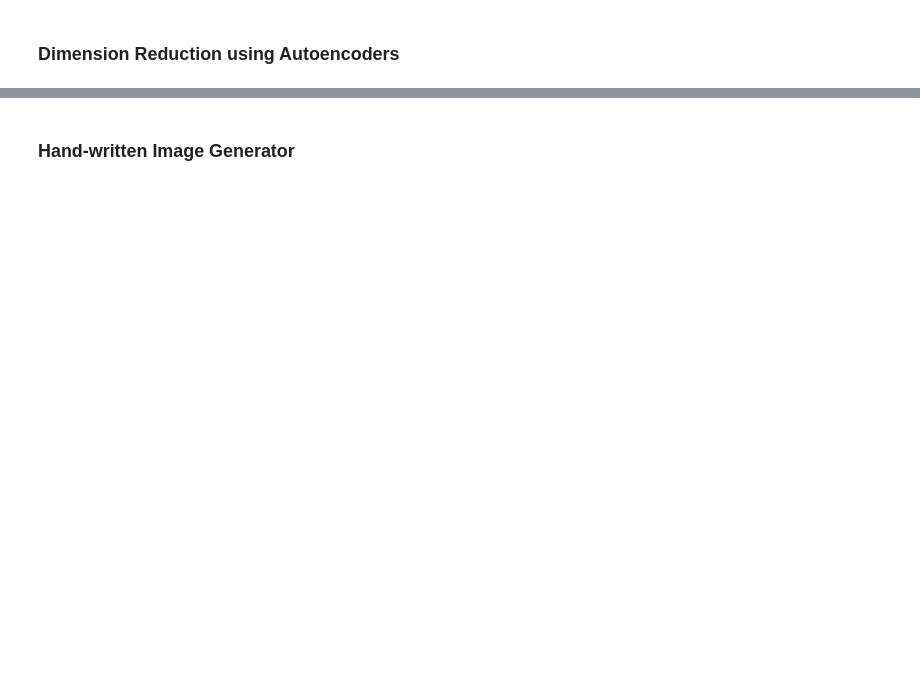
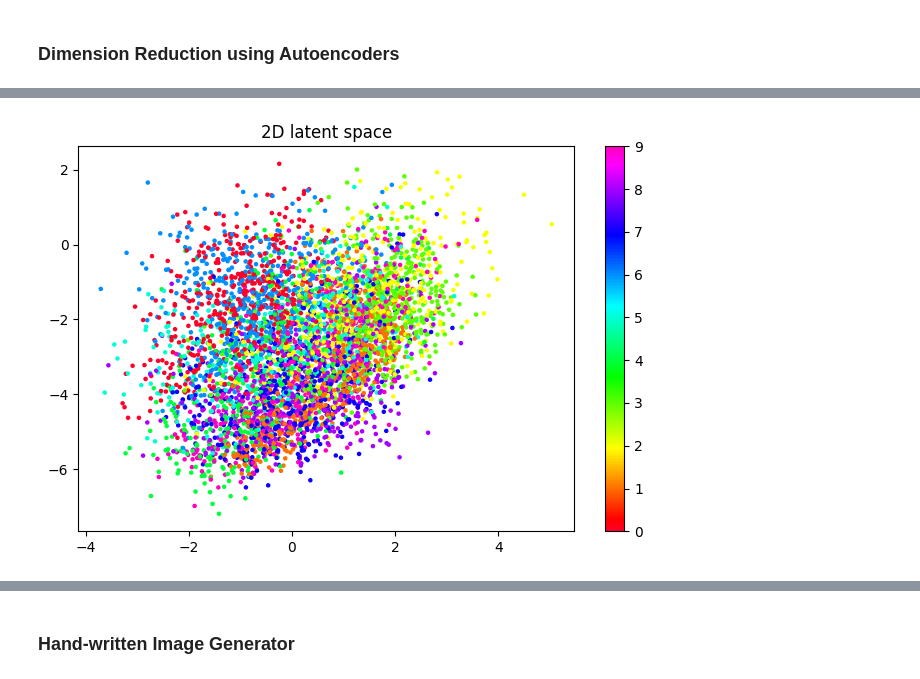
Before and after one commit to AmirhosseinKoochakian2003/Variational-Autoencoder, a Jupyter notebook: VAE.ipynb, the cells around one changed output, grey strips where cells are left out. Drawn from its saved outputs; the diff is of its cells as text; code cells hidden in the pictures; blank space fills up the shorter version.

```diff
--- a/VAE.ipynb
+++ b/VAE.ipynb
@@ -256,3 +386,41 @@ Therefore, both AE and VAE aim to minimize the squared loss error. This error is
 # %% [markdown]
 <a name='4.1'></a>
 ### Dimension Reduction using Autoencoders
+# %%
+def get_autoencoder(input_shape, latent_size):
+    input_image = Input(shape=input_shape)
+
+    # encoder
+    x = Conv2D(8, 3, activation='relu', padding='same')(input_image)
+    x = MaxPooling2D(2, padding='same')(x)
+
+    x = Conv2D(16, 3, activation='relu', padding='same')(x)
+    x = MaxPooling2D(2, padding='same')(x)
+
+    x = Conv2D(8, 3, activation='relu', padding='same')(x)
+    x = MaxPooling2D(2, padding='same')(x)
+
+    # bottleneck
+    x = Flatten()(x)
+    encoded = Dense(latent_size)(x)
+
+    x = Dense(4 * 4 * 8)(encoded)
+    x = Reshape((4, 4, 8))(x)
+
+    # decoder
+    x = Conv2D(8, 3, activation='relu', padding='same')(x)
+    x = UpSampling2D(2)(x)
+
+    x = Conv2D(16, 3, activation='relu', padding='same')(x)
+    x = UpSampling2D(2)(x)
+
+    x = Conv2D(8, 3, activation='relu')(x)
+    x = UpSampling2D(2)(x)
+
+    decoded = Conv2D(1, 3, activation='sigmoid', padding='same')(x)
+
+    encoder = Model(input_image, encoded)
+    decoder = Model(encoded, decoded)
+    autoencoder = Model(input_image, decoded)
+
+    return autoencoder, encoder, decoder
@@ -258,0 +498,3 @@ Therefore, both AE and VAE aim to minimize the squared loss error. This error is
+# %%
+visualize_latentspace(test[0], test[1], ae_encoder, False)
+# %% [output]
@@ -258,0 +502 @@ Therefore, both AE and VAE aim to minimize the squared loss error. This error is
+[figure, added]
```
Also changed, not shown: parts of 28 cells of this notebook, 8 other files.
